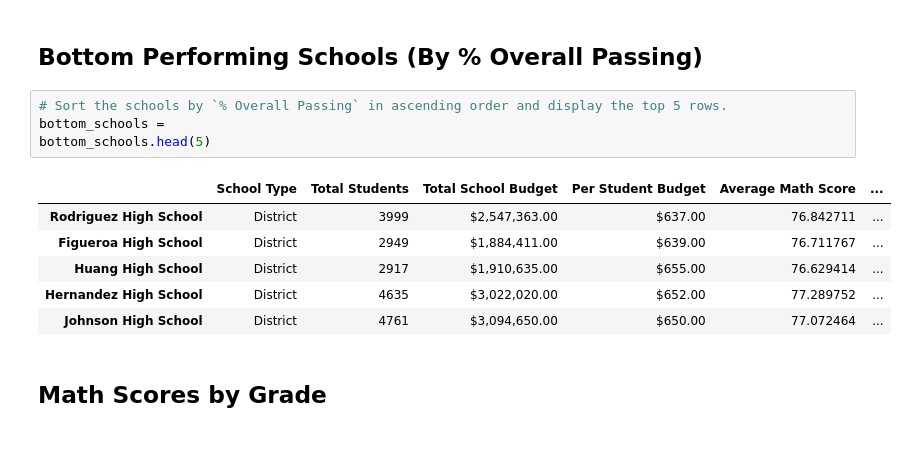
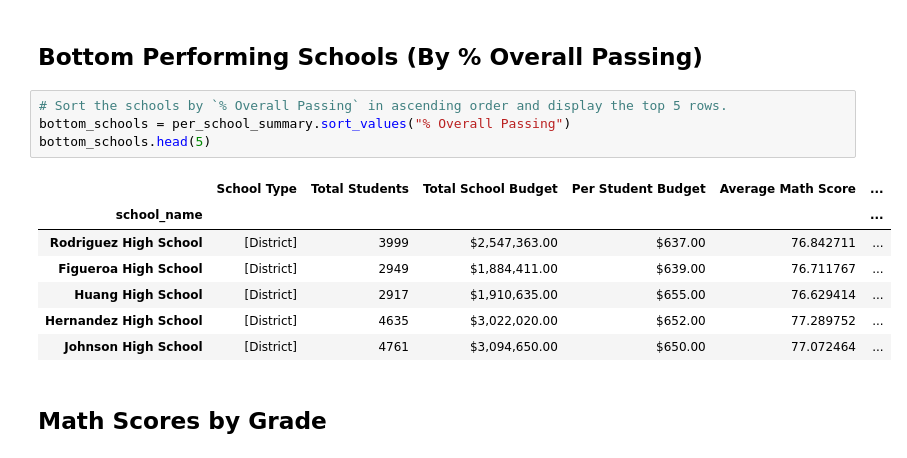
Before and after one commit to eeneedles/pandas-challenge, a Jupyter notebook: PyCitySchools/PyCitySchools_starter.ipynb, the cells around one changed output. Saved outputs shown, nothing was run; the diff lists cells and outputs as text.

```diff
--- a/PyCitySchools/PyCitySchools_starter.ipynb
+++ b/PyCitySchools/PyCitySchools_starter.ipynb
@@ -205,15 +206,16 @@ top_schools.head(5)
 ## Bottom Performing Schools (By % Overall Passing)
 # %%
 # Sort the schools by `% Overall Passing` in ascending order and display the top 5 rows.
-bottom_schools =
+bottom_schools = per_school_summary.sort_values("% Overall Passing")
 bottom_schools.head(5)
 # %% [output]
 |  | School Type | Total Students | Total School Budget | Per Student Budget | Average Math Score | ... |
-| Rodriguez High School | District | 3999 | $2,547,363.00 | $637.00 | 76.842711 | ... |
-| Figueroa High School | District | 2949 | $1,884,411.00 | $639.00 | 76.711767 | ... |
-| Huang High School | District | 2917 | $1,910,635.00 | $655.00 | 76.629414 | ... |
-| Hernandez High School | District | 4635 | $3,022,020.00 | $652.00 | 77.289752 | ... |
-| Johnson High School | District | 4761 | $3,094,650.00 | $650.00 | 77.072464 | ... |
+| school_name |  |  |  |  |  | ... |
+| Rodriguez High School | [District] | 3999 | $2,547,363.00 | $637.00 | 76.842711 | ... |
+| Figueroa High School | [District] | 2949 | $1,884,411.00 | $639.00 | 76.711767 | ... |
+| Huang High School | [District] | 2917 | $1,910,635.00 | $655.00 | 76.629414 | ... |
+| Hernandez High School | [District] | 4635 | $3,022,020.00 | $652.00 | 77.289752 | ... |
+| Johnson High School | [District] | 4761 | $3,094,650.00 | $650.00 | 77.072464 | ... |
 # %% [markdown]
 ## Math Scores by Grade
 # %%
```
Also changed, not shown: parts of 3 cells of this notebook.
